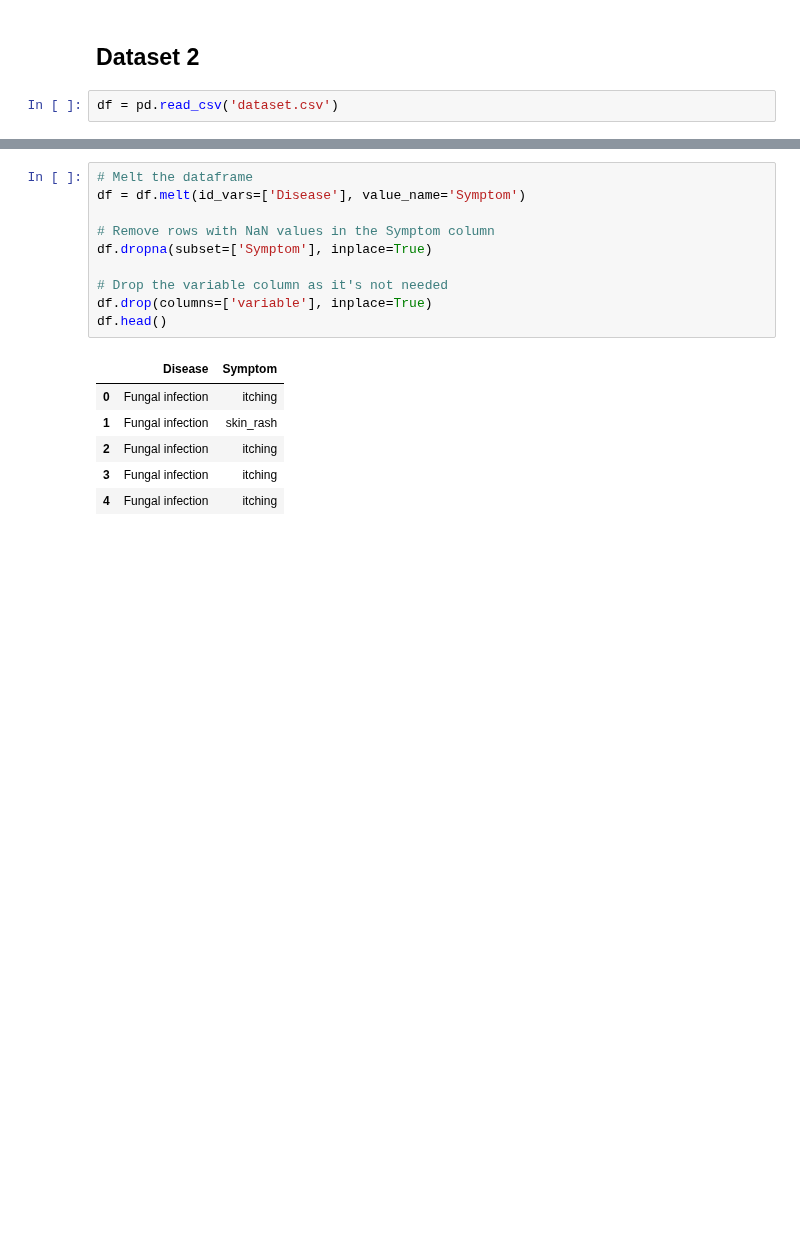
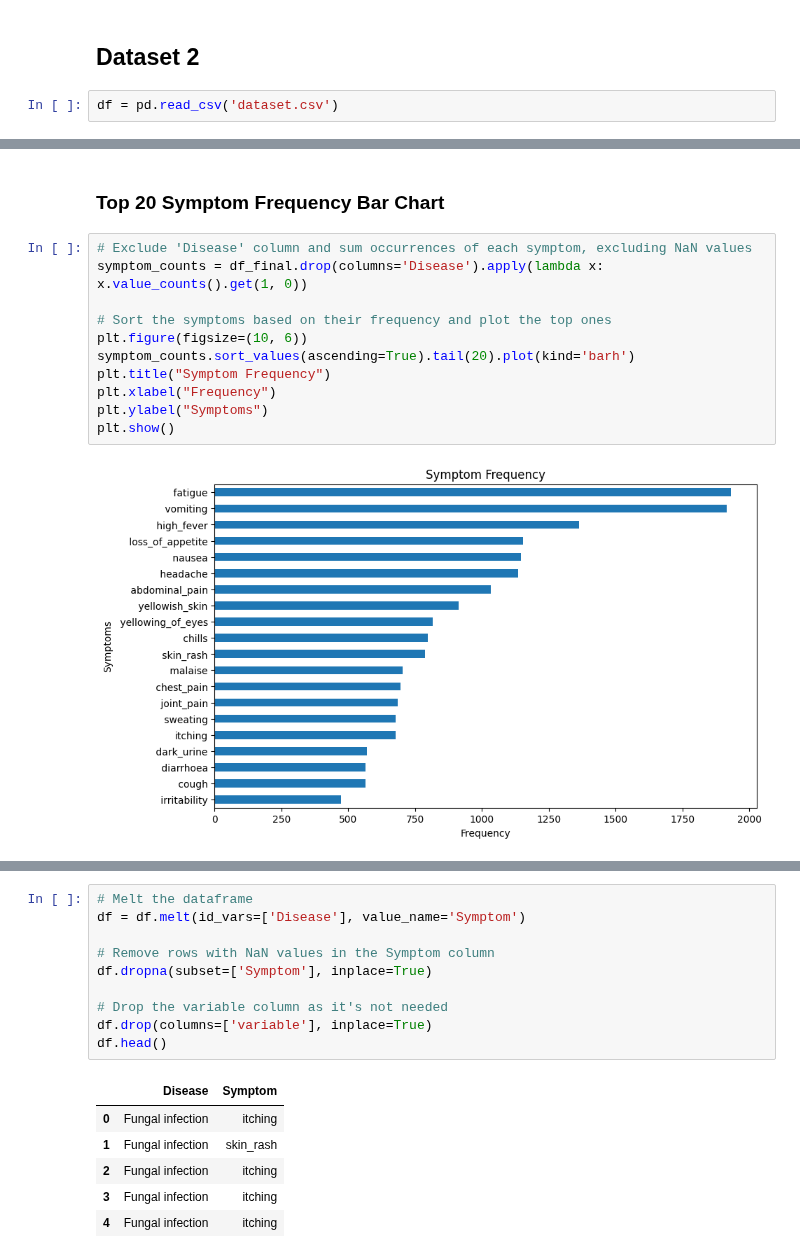
Before and after one commit to disease-outbreak/disease-outbreak, a Jupyter notebook: final_report_symptoms.ipynb, the cells around one changed output, grey strips where cells are left out. Cells and saved outputs as stored; diff of their text form; blank space fills up the shorter version.

```diff
--- a/final_report_symptoms.ipynb
+++ b/final_report_symptoms.ipynb
@@ -81,0 +138,15 @@ df.head()
+# %% [markdown]
+### Top 20 Symptom Frequency Bar Chart
+# %%
+# Exclude 'Disease' column and sum occurrences of each symptom, excluding NaN values
+symptom_counts = df_final.drop(columns='Disease').apply(lambda x: x.value_counts().get(1, 0))
+
+# Sort the symptoms based on their frequency and plot the top ones
+plt.figure(figsize=(10, 6))
+symptom_counts.sort_values(ascending=True).tail(20).plot(kind='barh')
+plt.title("Symptom Frequency")
+plt.xlabel("Frequency")
+plt.ylabel("Symptoms")
+plt.show()
+# %% [output]
+[figure, added]
```
Also changed, not shown: parts of 47 cells of this notebook, 2 other files.
